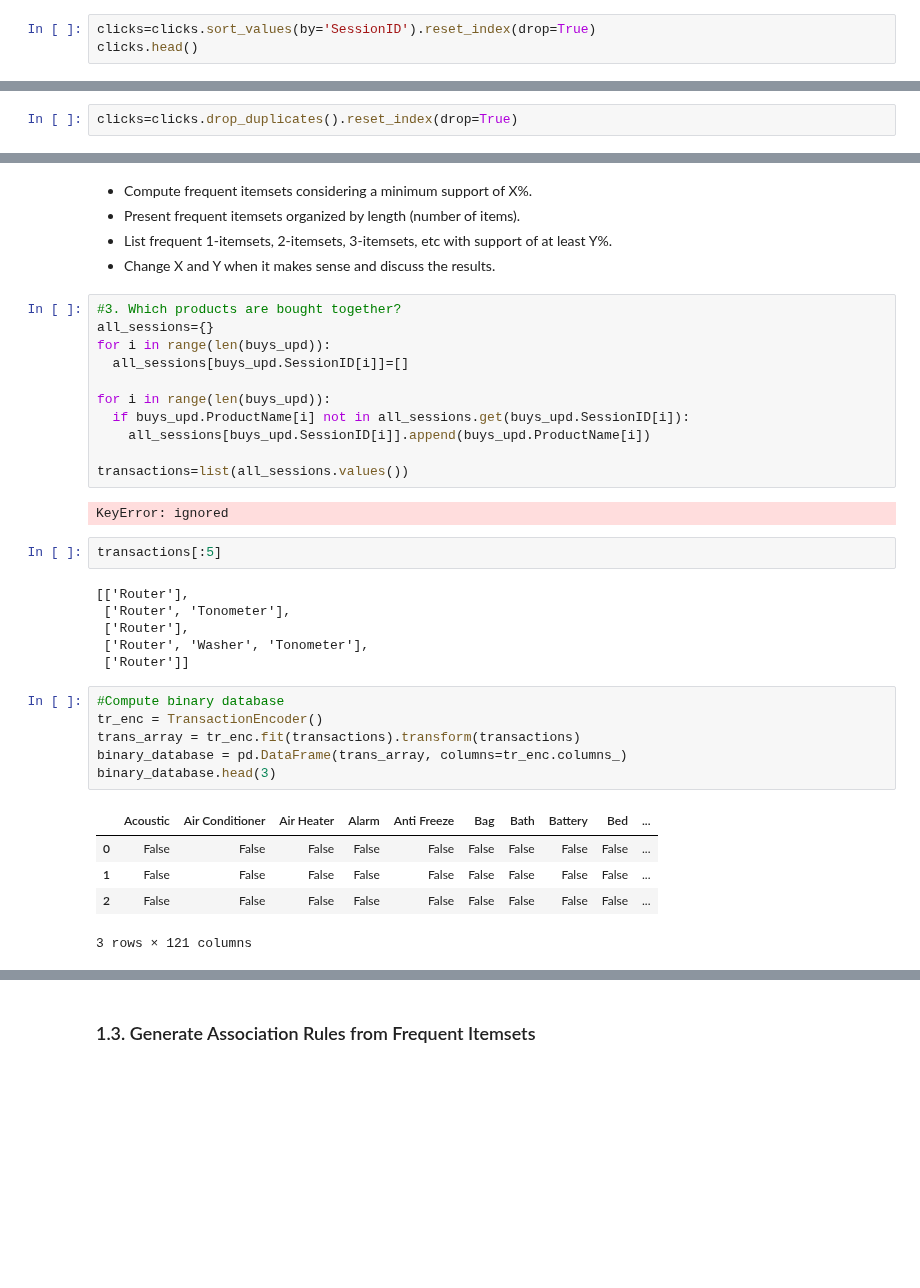
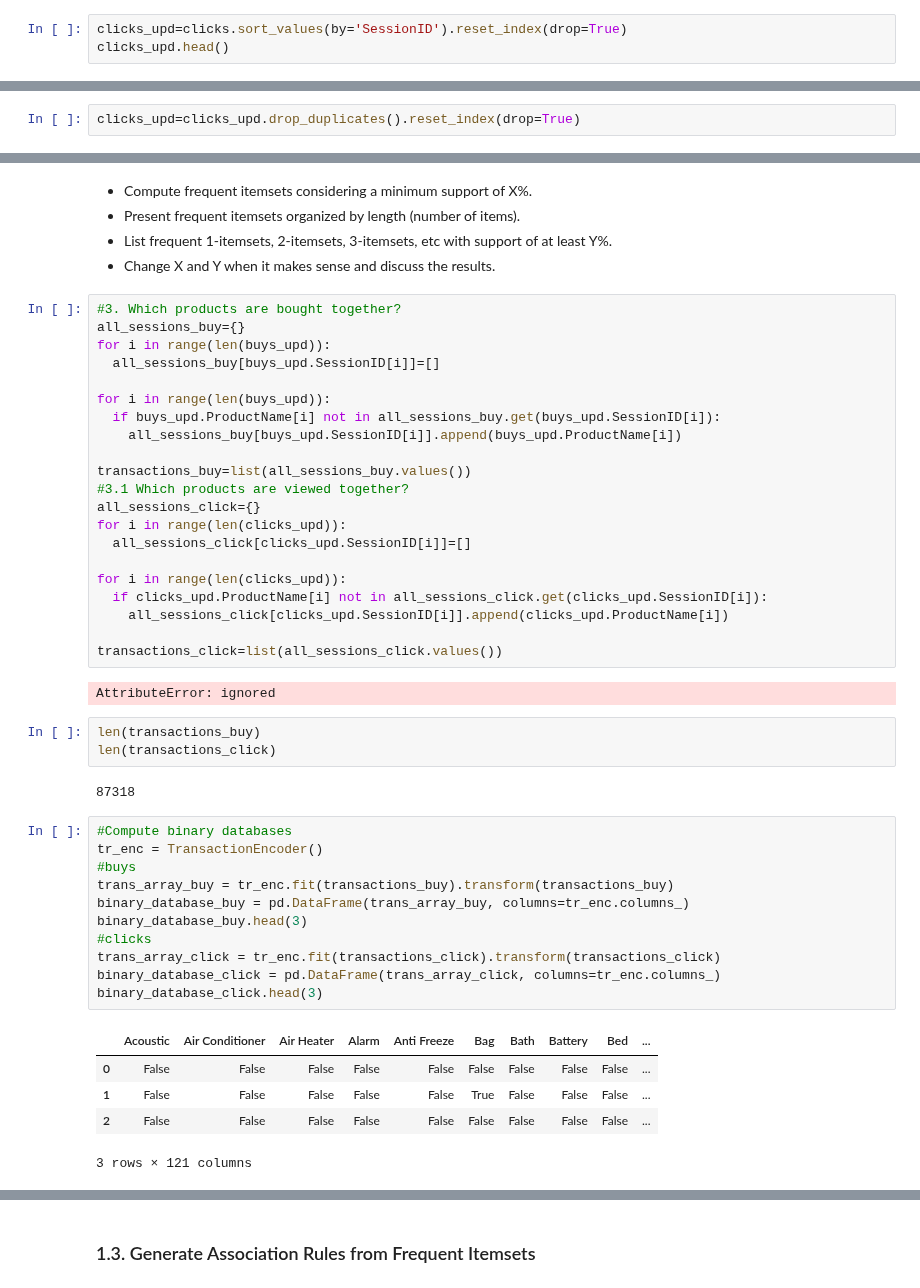
Before and after one commit to flpsantos3/PD_01, a Jupyter notebook: PD_202021_P1.ipynb, the cells around one changed output, grey strips where cells are left out. Saved outputs shown, nothing was run; the diff lists cells and outputs as text; blank space fills up the shorter version.

```diff
--- a/PD_202021_P1.ipynb
+++ b/PD_202021_P1.ipynb
@@ -219,8 +280,8 @@ len(buys_upd)
 # %% [output]
 157184
 # %%
-clicks=clicks.sort_values(by='SessionID').reset_index(drop=True)
-clicks.head()
+clicks_upd=clicks.sort_values(by='SessionID').reset_index(drop=True)
+clicks_upd.head()
 # %% [output]
 |  | SessionID | TimeStamp | ItemID | Context |
 | 0 | 1 | 2014-04-07T10:51:09.277Z | 214536502 | 0 |
@@ -235,7 +296,7 @@ len(clicks)-len(clicks.drop_duplicates())
 # %% [markdown]
 Existem 46 registos duplicados. Precisamos de os remover para avançar com a análise.
 # %%
-clicks=clicks.drop_duplicates().reset_index(drop=True)
+clicks_upd=clicks_upd.drop_duplicates().reset_index(drop=True)
 # %%
 #1. What are the most interesting products?
 click_most_interesting = clicks.groupby("ItemID", as_index=False).size().sort_values(by="size", ascending=False)
@@ -294,35 +354,47 @@ The most bought product category are Blenders
 * Change X and Y when it makes sense and discuss the results.
 # %%
 #3. Which products are bought together?
-all_sessions={}
+all_sessions_buy={}
 for i in range(len(buys_upd)):
-  all_sessions[buys_upd.SessionID[i]]=[]
+  all_sessions_buy[buys_upd.SessionID[i]]=[]
 
 for i in range(len(buys_upd)):
-  if buys_upd.ProductName[i] not in all_sessions.get(buys_upd.SessionID[i]):
-    all_sessions[buys_upd.SessionID[i]].append(buys_upd.ProductName[i])
+  if buys_upd.ProductName[i] not in all_sessions_buy.get(buys_upd.SessionID[i]):
+    all_sessions_buy[buys_upd.SessionID[i]].append(buys_upd.ProductName[i])
 
-transactions=list(all_sessions.values())
+transactions_buy=list(all_sessions_buy.values())
+#3.1 Which products are viewed together?
+all_sessions_click={}
+for i in range(len(clicks_upd)):
+  all_sessions_click[clicks_upd.SessionID[i]]=[]
+
+for i in range(len(clicks_upd)):
+  if clicks_upd.ProductName[i] not in all_sessions_click.get(clicks_upd.SessionID[i]):
+    all_sessions_click[clicks_upd.SessionID[i]].append(clicks_upd.ProductName[i])
+
+transactions_click=list(all_sessions_click.values())
 # %% [output]
-KeyError: ignored
+AttributeError: ignored
-# %%
-transactions[:5]
-# %% [output]
-[['Router'],
- ['Router', 'Tonometer'],
- ['Router'],
- ['Router', 'Washer', 'Tonometer'],
- ['Router']]
+# %%
+len(transactions_buy)
+len(transactions_click)
+# %% [output]
+87318
 # %%
-#Compute binary database
+#Compute binary databases
 tr_enc = TransactionEncoder()
-trans_array = tr_enc.fit(transactions).transform(transactions)
-binary_database = pd.DataFrame(trans_array, columns=tr_enc.columns_)
-binary_database.head(3)
+#buys
+trans_array_buy = tr_enc.fit(transactions_buy).transform(transactions_buy)
+binary_database_buy = pd.DataFrame(trans_array_buy, columns=tr_enc.columns_)
+binary_database_buy.head(3)
+#clicks
+trans_array_click = tr_enc.fit(transactions_click).transform(transactions_click)
+binary_database_click = pd.DataFrame(trans_array_click, columns=tr_enc.columns_)
+binary_database_click.head(3)
 # %% [output]
 |  | Acoustic | Air Conditioner | Air Heater | Alarm | Anti Freeze | Bag | Bath | Battery | Bed | ... |
 | 0 | False | False | False | False | False | False | False | False | False | ... |
-| 1 | False | False | False | False | False | False | False | False | False | ... |
+| 1 | False | False | False | False | False | True | False | False | False | ... |
 | 2 | False | False | False | False | False | False | False | False | False | ... |
 3 rows × 121 columns
 # %%
```
Also changed, not shown: parts of 9 cells of this notebook.
